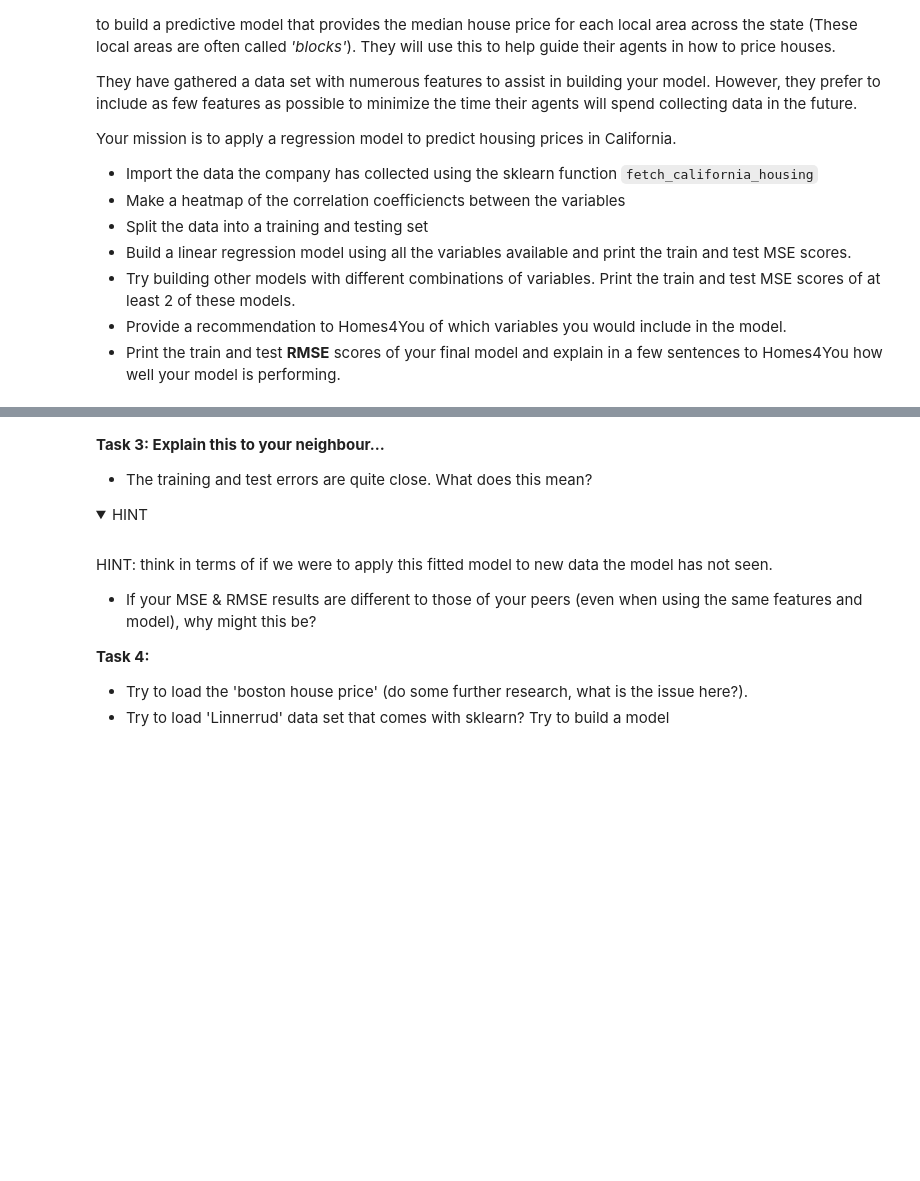
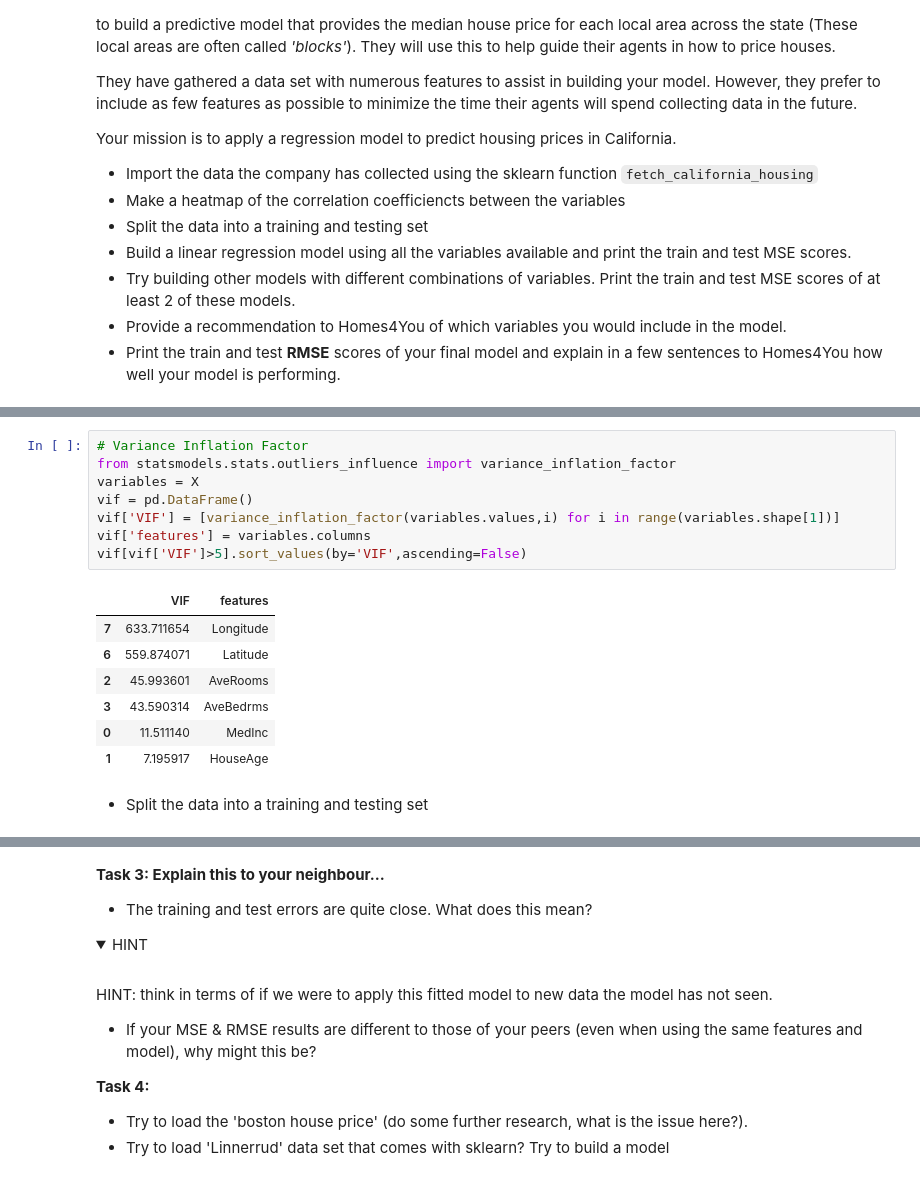
Before and after one commit to thomasmari/DataS3PG, a Jupyter notebook: module/8.Stats/Regression_lineaire_4/Notebooks/02b-LinearRegressionForPrediction.ipynb, the cells around one changed output, grey strips where cells are left out. Drawn from its saved outputs; the diff is of its cells as text; folded sections open; blank space fills up the shorter version.

```diff
--- a/module/8.Stats/Regression_lineaire_4/Notebooks/02b-LinearRegressionForPrediction.ipynb
+++ b/module/8.Stats/Regression_lineaire_4/Notebooks/02b-LinearRegressionForPrediction.ipynb
@@ -373,0 +407,18 @@ y = diabs.target
+# %%
+# Variance Inflation Factor
+from statsmodels.stats.outliers_influence import variance_inflation_factor
+variables = X
+vif = pd.DataFrame()
+vif['VIF'] = [variance_inflation_factor(variables.values,i) for i in range(variables.shape[1])]
+vif['features'] = variables.columns
+vif[vif['VIF']>5].sort_values(by='VIF',ascending=False)
+# %% [output]
+|  | VIF | features |
+| 7 | 633.711654 | Longitude |
+| 6 | 559.874071 | Latitude |
+| 2 | 45.993601 | AveRooms |
+| 3 | 43.590314 | AveBedrms |
+| 0 | 11.511140 | MedInc |
+| 1 | 7.195917 | HouseAge |
+# %% [markdown]
+* Split the data into a training and testing set
```
Also changed, not shown: parts of 11 cells of this notebook.
